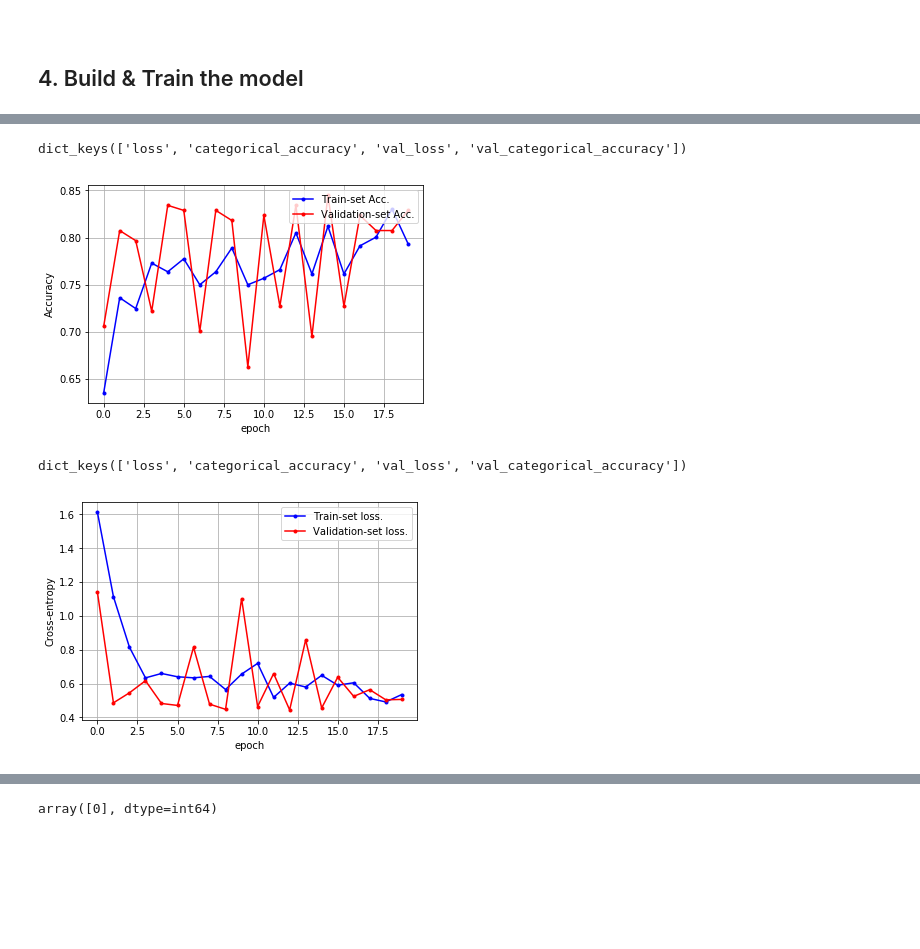
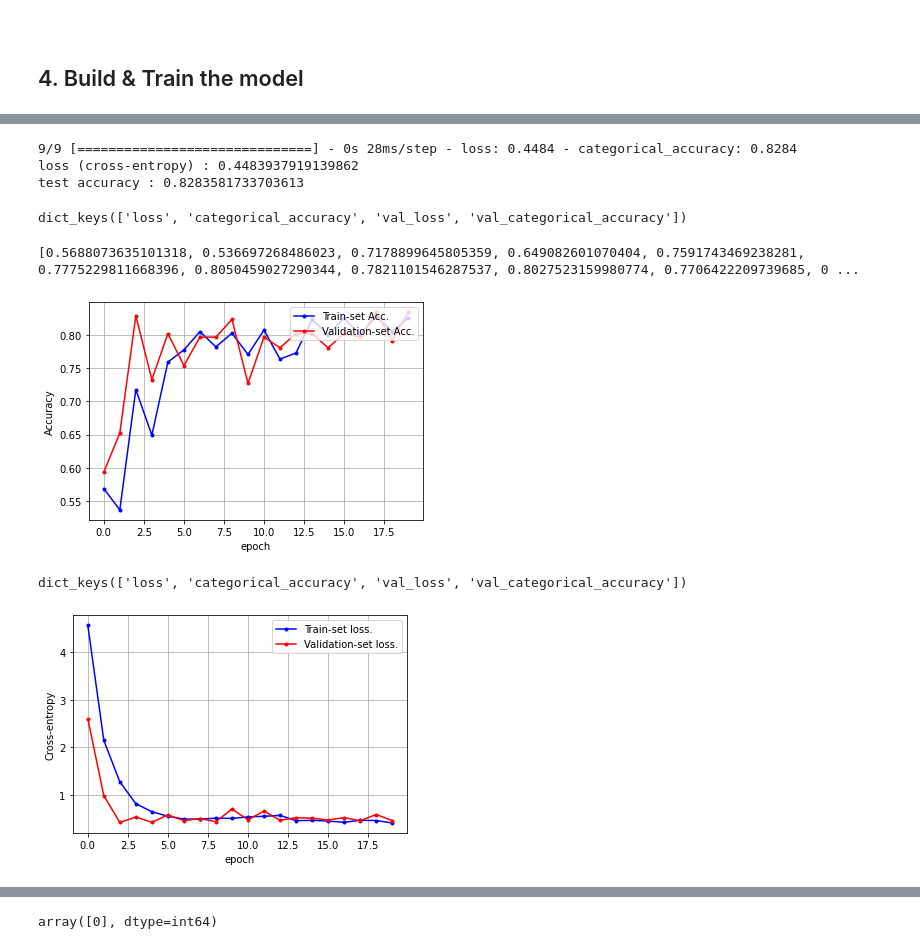
Before and after one commit to y001003/yeardream, a Jupyter notebook: DL/tensor/Problem/4-1. (UseThis) Classification with Keras (Titanic dataset).ipynb, the cells around one changed output, grey strips where cells are left out. Saved outputs shown, nothing was run; the diff lists cells and outputs as text; code cells hidden in the pictures; blank space fills up the shorter version.

```diff
--- a/DL/tensor/Problem/4-1. (UseThis) Classification with Keras (Titanic dataset).ipynb
+++ b/DL/tensor/Problem/4-1. (UseThis) Classification with Keras (Titanic dataset).ipynb
@@ -93,7 +93,7 @@ del titanic_data['Survived']
 # %%
 from sklearn import model_selection
 # %%
-train_data, test_data, train_label, test_label = model_selection.?(titanic_data, titanic_target,
+train_data, test_data, train_label, test_label = model_selection.train_test_split(titanic_data, titanic_target,
                                                                                  test_size=0.3,
                                                                                  random_state=0)
 print(train_data.shape)
@@ -140,21 +158,21 @@ from tensorflow.? import models, layers, activations, initializers, losses, opti
 import os
 os.environ['TF_CPP_MIN_LOG_LEVEL'] = '2' # https://stackoverflow.com/questions/35911252/disable-tensorflow-debugging-information
 # %%
-model = models.?() # Build up the "Sequence" of layers (Linear stack of layers)
+model = models.Sequential() # Build up the "Sequence" of layers (Linear stack of layers)
 
 # Dense-layer (with he-initialization)
-model.add(layers.?(input_dim=?, units=256, activation=None, kernel_initializer=initializers.?())) # he-uniform initialization
+model.add(layers.Dense(input_dim=8, units=256, activation=None, kernel_initializer=initializers.he_uniform())) # he-uniform initialization
 # model.add(layers.BatchNormalization()) # Use this line as if needed
-model.add(layers.Activation('?')) # elu or relu (or layers.ELU / layers.LeakyReLU)
+model.add(layers.Activation('elu')) # elu or relu (or layers.ELU / layers.LeakyReLU)
 
-model.add(layers.?(units=512, activation=None, kernel_initializer=initializers.?()))
-model.add(layers.Activation('?'))
+model.add(layers.Dense(units=512, activation=None, kernel_initializer=initializers.he_uniform()))
+model.add(layers.Activation('elu'))
 
-model.add(layers.?(units=512, activation=None, kernel_initializer=initializers.?()))
-model.add(layers.Activation('?'))
+model.add(layers.Dense(units=512, activation=None, kernel_initializer=initializers.he_uniform()))
+model.add(layers.Activation('elu'))
 
-model.add(layers.?(units=256, activation=None, kernel_initializer=initializers.?()))
-model.add(layers.Activation('?'))
+model.add(layers.Dense(units=256, activation=None, kernel_initializer=initializers.he_uniform()))
+model.add(layers.Activation('elu'))
 model.add(layers.Dropout(rate=0.5)) # Dropout-layer
 
-model.add(layers.Dense(units=?, activation='?')) # Apply softmax function on model's output
+model.add(layers.Dense(units=2, activation='softmax')) # Apply softmax function on model's output
@@ -161,11 +181,11 @@ model.add(layers.Dense(units=?, activation='?')) # Apply softmax function on mod
 # %%
 # "Compile" the model description (Configures the model for training)
 
-model.compile(optimizer=optimizers.?(), # Please try the Adam-optimizer
+model.compile(optimizer=optimizers.Adam(), # Please try the Adam-optimizer
               loss=losses.categorical_crossentropy,
               metrics=[metrics.categorical_accuracy]) # Precision / Recall / F1-Score 적용하기 @ https://j.mp/3cf3lbi
 # %%
 # "Fit" the model on training data
 
-history = model.?(train_data, train_label, batch_size=100, epochs=20, validation_split=0.3)
+history = model.fit(train_data, train_label, batch_size=100, epochs=20, validation_split=0.3)
 # %% [output]
@@ -189,14 +209,23 @@ Epoch 20/20
 # %%
 # "Evaluate" the model on test data
 
-result = model.?(test_data, test_label)
+result = model.evaluate(test_data, test_label)
 
 print('loss (cross-entropy) :', result[0])
 print('test accuracy :', result[1])
+# %% [output]
+9/9 [==============================] - 0s 28ms/step - loss: 0.4484 - categorical_accuracy: 0.8284
+loss (cross-entropy) : 0.4483937919139862
+test accuracy : 0.8283581733703613
 # %%
 history.history.keys()
 # %% [output]
 dict_keys(['loss', 'categorical_accuracy', 'val_loss', 'val_categorical_accuracy'])
+# %%
+len(history.history['categorical_accuracy'])
+print(history.history['categorical_accuracy'])
+# %% [output]
+[0.5688073635101318, 0.536697268486023, 0.7178899645805359, 0.649082601070404, 0.7591743469238281, 0.7775229811668396, 0.8050459027290344, 0.7821101546287537, 0.8027523159980774, 0.7706422209739685, 0 ...
 # %%
 acc = history.history['categorical_accuracy']
 val_acc = history.history['val_categorical_accuracy']
@@ -212,27 +241,27 @@ plt.xlabel('epoch')
 plt.ylabel('Accuracy')
 plt.show()
 # %% [output]
-[figure, old version]
+[figure, new version]
 # %%
 history.history.keys()
 # %% [output]
 dict_keys(['loss', 'categorical_accuracy', 'val_loss', 'val_categorical_accuracy'])
 # %%
-loss = history.history['?']
-val_loss = history.history['?']
+loss = history.history['loss']
+val_loss = history.history['val_loss']
 
 x_len = np.arange(len(acc))
 
 plt.plot(x_len, loss, marker='.', c='blue', label="Train-set loss.")
 plt.plot(x_len, val_loss, marker='.', c='red', label="Validation-set loss.")
 
 plt.legend(loc='upper right')
 plt.grid()
 plt.xlabel('epoch')
 plt.ylabel('Cross-entropy')
 plt.show()
 # %% [output]
-[figure, old version]
+[figure, new version]
 # %%
 # 'Predict' on test data
 
```
Also changed, not shown: parts of 9 cells of this notebook, 6 other files.
